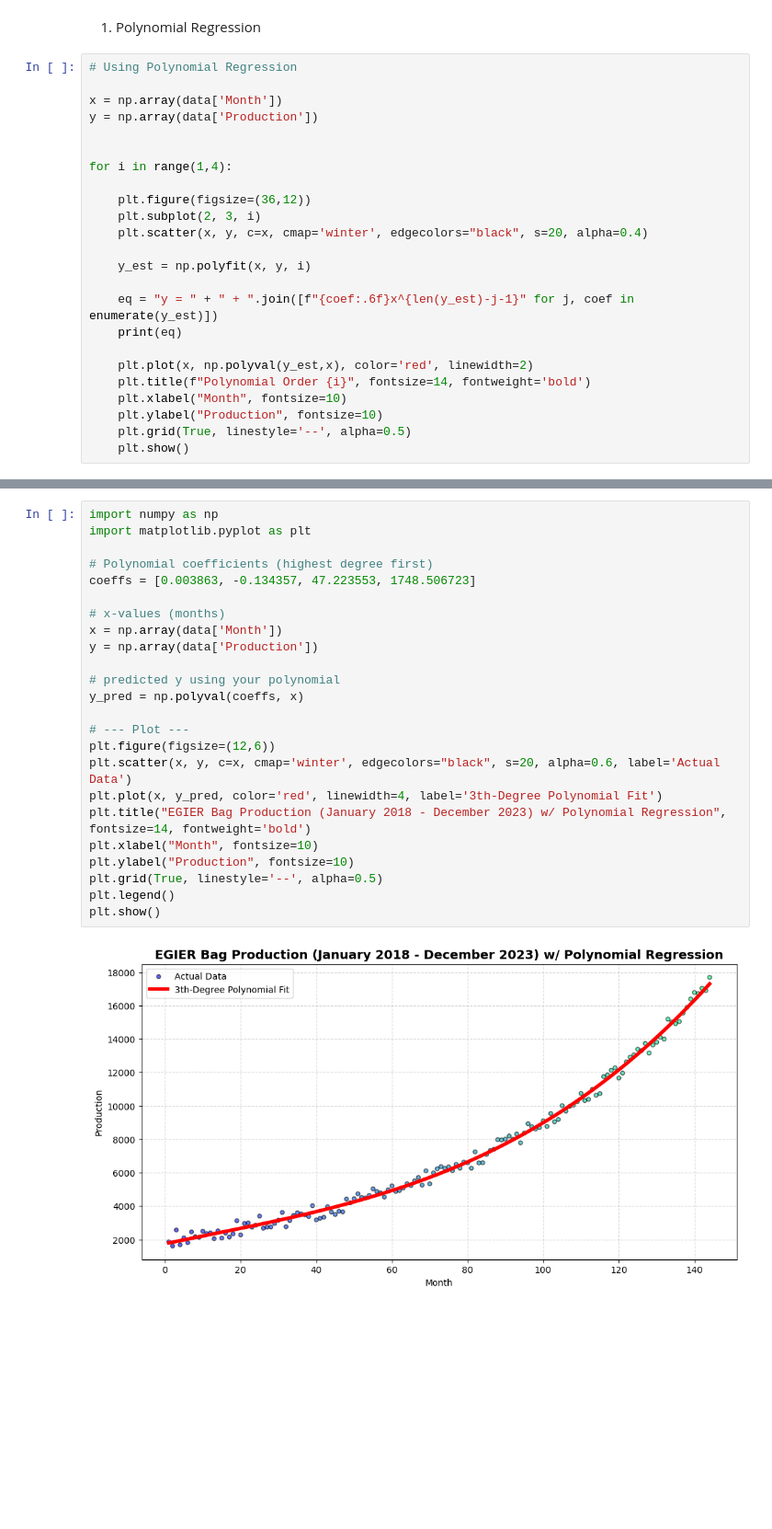
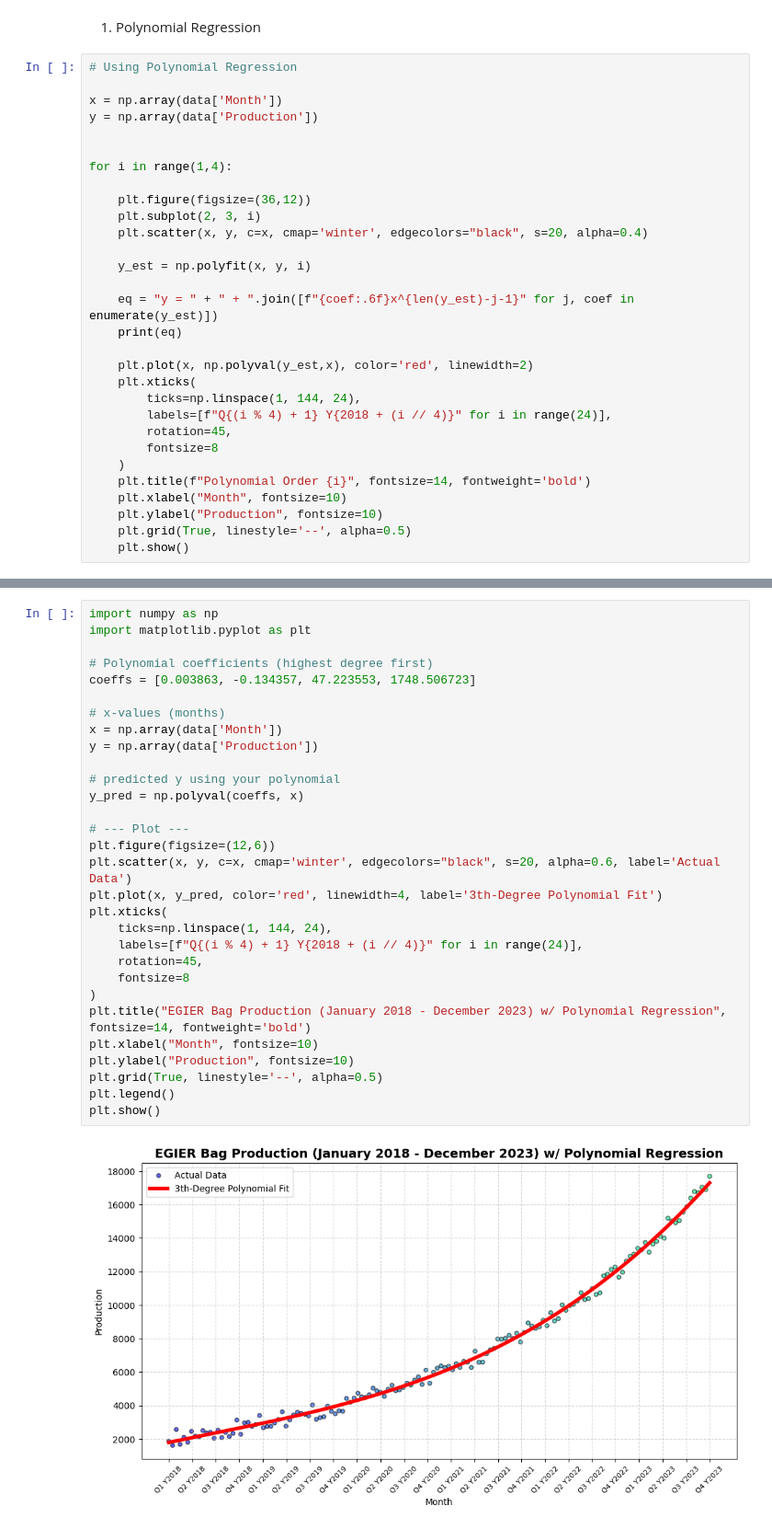
Before and after one commit to RobbenWijanathan/egier-production-trend-analysis, a Jupyter notebook: main.ipynb, the cells around one changed output, grey strips where cells are left out. Shown: that part at 92% size. Drawn from its saved outputs; the diff is of its cells as text; blank space fills up the shorter version.

```diff
--- a/main.ipynb
+++ b/main.ipynb
@@ -63,6 +69,12 @@ for i in range(1,4):
     print(eq)
 
     plt.plot(x, np.polyval(y_est,x), color='red', linewidth=2)
+    plt.xticks(
+        ticks=np.linspace(1, 144, 24),
+        labels=[f"Q{(i % 4) + 1} Y{2018 + (i // 4)}" for i in range(24)],
+        rotation=45,
+        fontsize=8
+    )
     plt.title(f"Polynomial Order {i}", fontsize=14, fontweight='bold')
     plt.xlabel("Month", fontsize=10)
     plt.ylabel("Production", fontsize=10)
@@ -78,27 +90,33 @@ y = 0.003863x^3 + -0.134357x^2 + 47.223553x^1 + 1748.506723x^0
 # %%
 import numpy as np
 import matplotlib.pyplot as plt
 
 # Polynomial coefficients (highest degree first)
 coeffs = [0.003863, -0.134357, 47.223553, 1748.506723]
 
 # x-values (months)
 x = np.array(data['Month'])
 y = np.array(data['Production'])
 
 # predicted y using your polynomial
 y_pred = np.polyval(coeffs, x)
 
 # --- Plot ---
 plt.figure(figsize=(12,6))
 plt.scatter(x, y, c=x, cmap='winter', edgecolors="black", s=20, alpha=0.6, label='Actual Data')
 plt.plot(x, y_pred, color='red', linewidth=4, label='3th-Degree Polynomial Fit')
+plt.xticks(
+    ticks=np.linspace(1, 144, 24),
+    labels=[f"Q{(i % 4) + 1} Y{2018 + (i // 4)}" for i in range(24)],
+    rotation=45,
+    fontsize=8
+)
 plt.title("EGIER Bag Production (January 2018 - December 2023) w/ Polynomial Regression", fontsize=14, fontweight='bold')
 plt.xlabel("Month", fontsize=10)
 plt.ylabel("Production", fontsize=10)
 plt.grid(True, linestyle='--', alpha=0.5)
 plt.legend()
 plt.show()
 # %% [output]
-[figure, old version]
+[figure, new version]
 # %%
```
Also changed, not shown: parts of 3 cells of this notebook.
